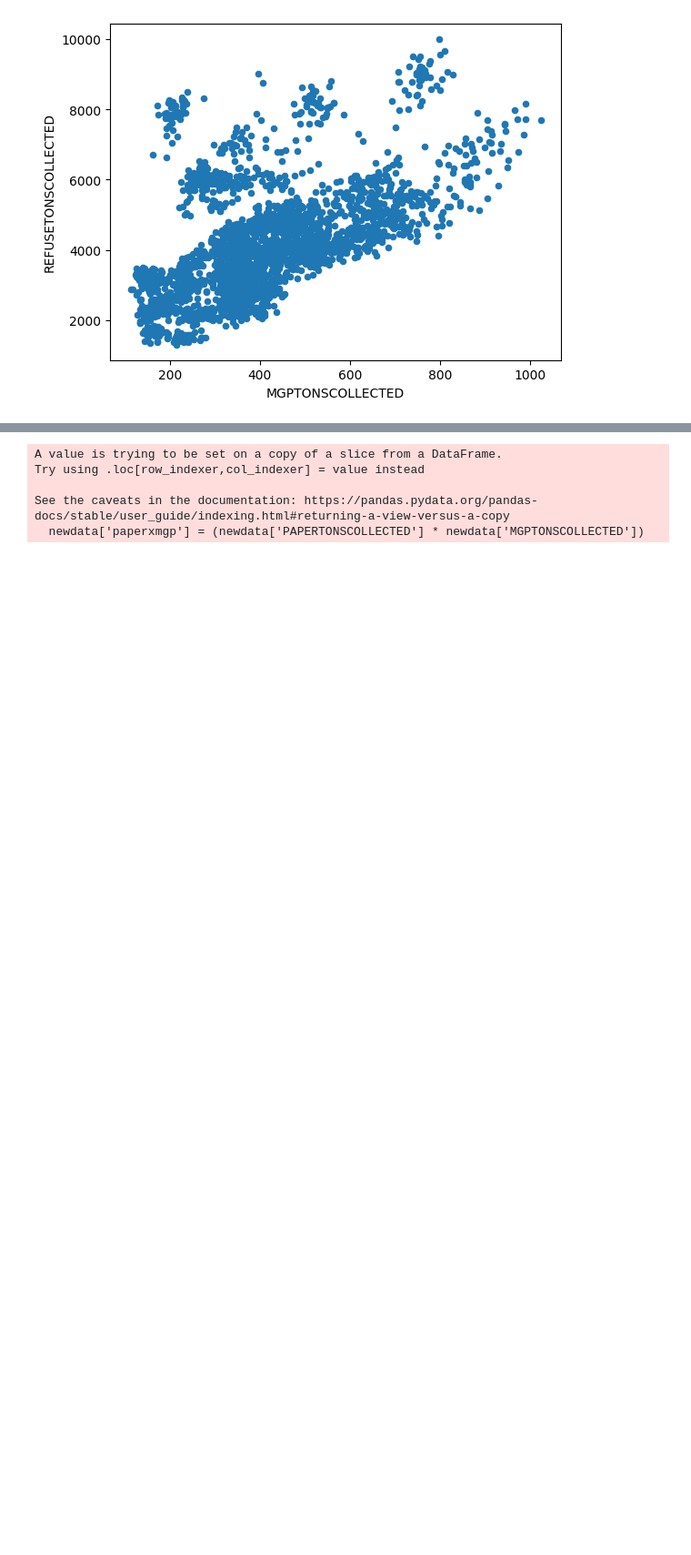
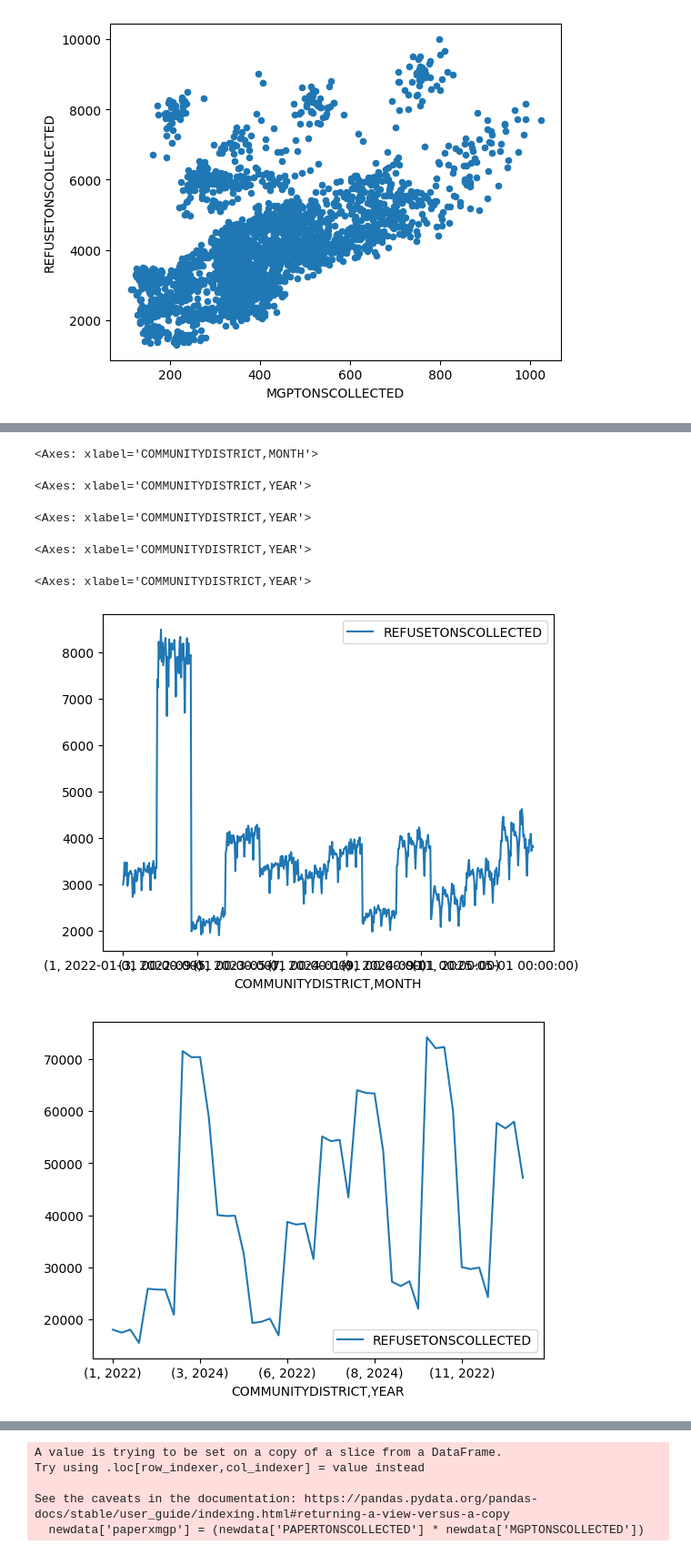
Before and after one commit to Commit-Thomas/DSNY_Analysis, a Jupyter notebook: notebooks/01_eda.ipynb, the cells around one changed output, grey strips where cells are left out. Shown at 91% size. Drawn from its saved outputs; the diff is of its cells as text; code cells hidden in the pictures; blank space fills up the shorter version.

```diff
--- a/notebooks/01_eda.ipynb
+++ b/notebooks/01_eda.ipynb
@@ -68,3 +70,6 @@ display(newdata.plot(kind='scatter',x='MGPTONSCOLLECTED',y='REFUSETONSCOLLECTED'
 <Axes: xlabel='MGPTONSCOLLECTED', ylabel='REFUSETONSCOLLECTED'>
 [figure]
 [figure]
+# %%
+newdata["YEAR"]= newdata["MONTH"].dt.year
+newdata.groupby(['YEAR','COMMUNITYDISTRICT']).agg({"REFUSETONSCOLLECTED":"sum"})
@@ -70,0 +112,20 @@ display(newdata.plot(kind='scatter',x='MGPTONSCOLLECTED',y='REFUSETONSCOLLECTED'
+# %%
+bronxdf = newdata[newdata["BOROUGH"] == "Bronx"]
+manhattandf = newdata[newdata["BOROUGH"] == "Manhattan"]
+brooklyndf = newdata[newdata["BOROUGH"] == "Brooklyn"]
+queensdf = newdata[newdata["BOROUGH"] == "Queens"]
+statenisland = newdata[newdata["BOROUGH"] == "Staten Island"]
+#brooklyndf.groupby(['COMMUNITYDISTRICT','YEAR']).agg({"REFUSETONSCOLLECTED":"sum"}).plot(kind = 'line')
+display(bronxdf.groupby(['COMMUNITYDISTRICT','MONTH']).agg({"REFUSETONSCOLLECTED":"sum"}).plot(kind = 'line'),
+        manhattandf.groupby(['COMMUNITYDISTRICT','YEAR']).agg({"REFUSETONSCOLLECTED":"sum"}).plot(kind = 'line'),
+        brooklyndf.groupby(['COMMUNITYDISTRICT','YEAR']).agg({"REFUSETONSCOLLECTED":"sum"}).plot(kind = 'line'),
+        queensdf.groupby(['COMMUNITYDISTRICT','YEAR']).agg({"REFUSETONSCOLLECTED":"sum"}).plot(kind = 'line'),
+        statenisland.groupby(['COMMUNITYDISTRICT','YEAR']).agg({"REFUSETONSCOLLECTED":"sum"}).plot(kind = 'line'))
+# %% [output]
+<Axes: xlabel='COMMUNITYDISTRICT,MONTH'>
+<Axes: xlabel='COMMUNITYDISTRICT,YEAR'>
+<Axes: xlabel='COMMUNITYDISTRICT,YEAR'>
+<Axes: xlabel='COMMUNITYDISTRICT,YEAR'>
+<Axes: xlabel='COMMUNITYDISTRICT,YEAR'>
+[figure, added]
+[figure, added]
```
Also changed, not shown: parts of 6 cells of this notebook.
